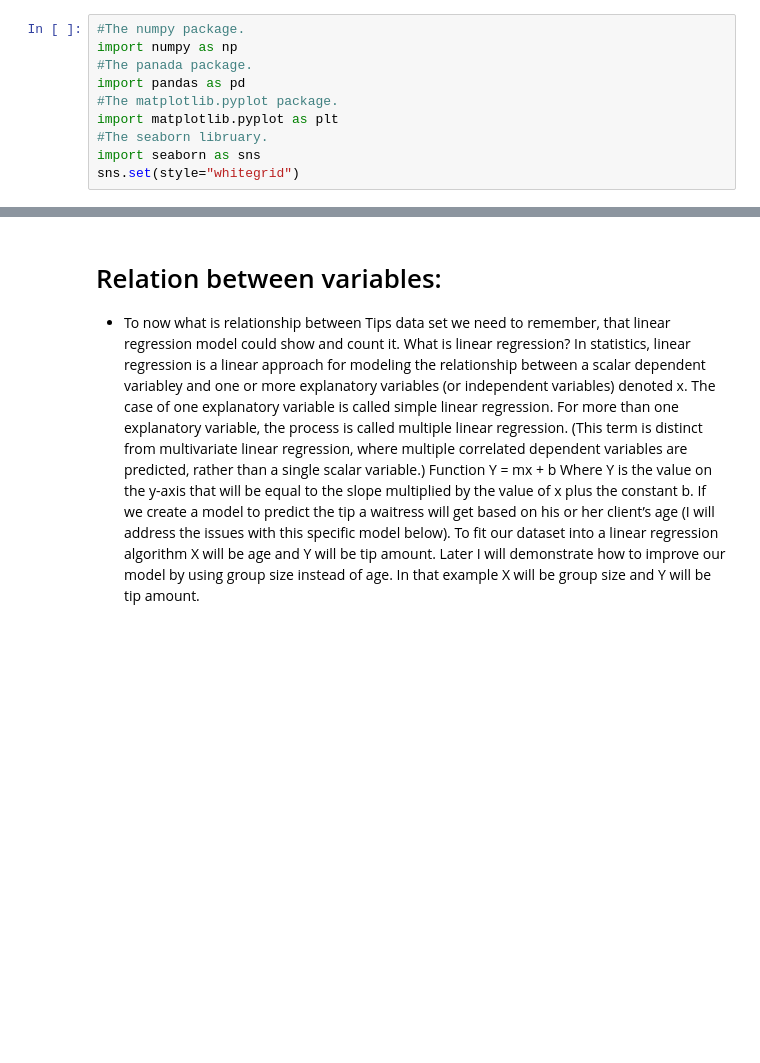
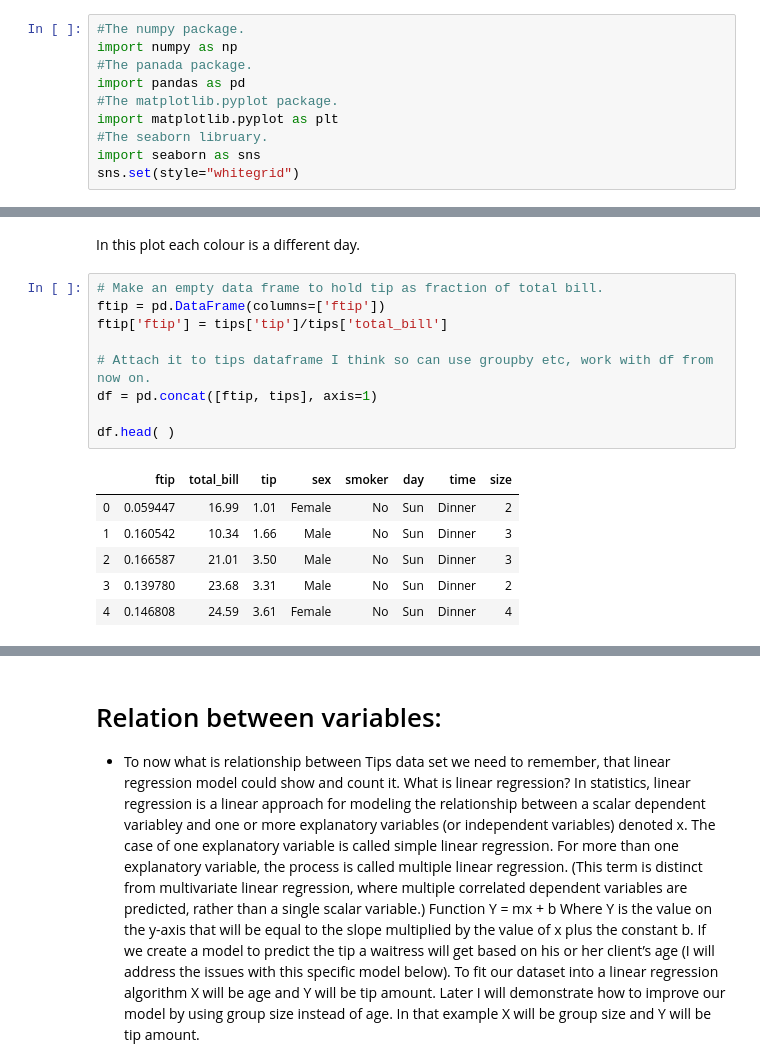
Before and after one commit to rituteval/Fundamentals-assesments, a Jupyter notebook: Tips data set.ipynb, the cells around one changed output, grey strips where cells are left out. Saved outputs shown, nothing was run; the diff lists cells and outputs as text; blank space fills up the shorter version.

```diff
--- a/Tips data set.ipynb
+++ b/Tips data set.ipynb
@@ -133,0 +134,18 @@ sns.relplot(x="total_bill", y="tip", data=tips);
+# %% [markdown]
+In this plot each colour is a different day.
+# %%
+# Make an empty data frame to hold tip as fraction of total bill.
+ftip = pd.DataFrame(columns=['ftip'])
+ftip['ftip'] = tips['tip']/tips['total_bill']
+
+# Attach it to tips dataframe I think so can use groupby etc, work with df from now on.
+df = pd.concat([ftip, tips], axis=1)
+
+df.head( )
+# %% [output]
+|  | ftip | total_bill | tip | sex | smoker | day | time | size |
+| 0 | 0.059447 | 16.99 | 1.01 | Female | No | Sun | Dinner | 2 |
+| 1 | 0.160542 | 10.34 | 1.66 | Male | No | Sun | Dinner | 3 |
+| 2 | 0.166587 | 21.01 | 3.50 | Male | No | Sun | Dinner | 3 |
+| 3 | 0.139780 | 23.68 | 3.31 | Male | No | Sun | Dinner | 2 |
+| 4 | 0.146808 | 24.59 | 3.61 | Female | No | Sun | Dinner | 4 |
```
Also changed, not shown: parts of 6 cells of this notebook.
